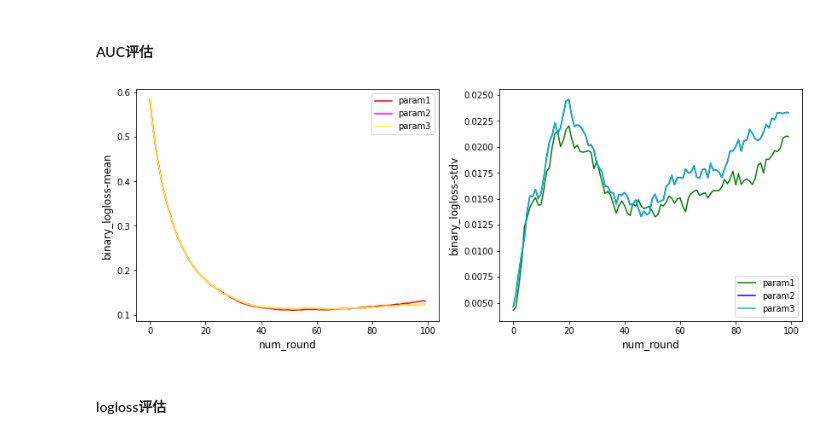
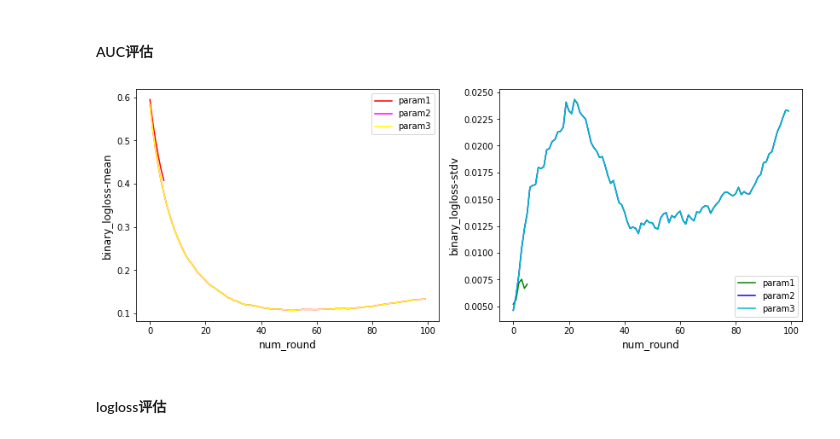
Before and after one commit to Gavince/Sklearn-Machine, a Jupyter notebook: LightGBM/lightgbm.ipynb, the cells around one changed output. Saved outputs shown, nothing was run; the diff lists cells and outputs as text; code cells hidden in the pictures.

```diff
--- a/LightGBM/lightgbm.ipynb
+++ b/LightGBM/lightgbm.ipynb
@@ -81,13 +81,13 @@ params = {
     "bagging_fraction": 0.8,  # 建树的采样比例
     "bagging_freq": 5,  # K意味着每k次迭代执行bagging
     "verbose": 1,
-
+    "force_row_wise":True
 }
 # %%
 # training model
 gbm =lgb.train(params=params, train_set=lgb_train
           , num_boost_round=200
           , valid_sets=lgb_eval
-          , early_stopping_rounds=10
+          , early_stopping_rounds=5
          )
 # %% [output]
@@ -236,5 +244,6 @@ cv_result1 = lgb.cv(params=params1, train_set=data_train
        , stratified=True
        , shuffle=True
 #        , metrics="auc"
+       , early_stopping_rounds=2
        , seed=0
       )
@@ -316,32 +379,38 @@ cv_result3.keys()
 dict_keys(['binary_logloss-mean', 'binary_logloss-stdv', 'auc-mean', 'auc-stdv'])
 # %% [markdown]
 #### 可视化调参数过程
+# %%
+def plot_mertics(cv_result1, cv_result2, cv_result3, index1=0, index2=1):
+    """绘制评估曲线"""
+
+    fig, ax = plt.subplots(1, 2, figsize = (14,5))
+
+    length1 = np.array(list(cv_result1.values())).shape[1]
+    length2 = np.array(list(cv_result2.values())).shape[1]
+    length3 = np.array(list(cv_result3.values())).shape[1]
+
+    ax[0].plot(range(length1), cv_result1[list(cv_result1.keys())[index1]], label="param1", c="red")
+    ax[1].plot(range(length1), cv_result1[list(cv_result1.keys())[index2]], label="param1", c="green")
+
+    ax[0].plot(range(length2), cv_result2[list(cv_result2.keys())[index1]], label="param2", c="magenta")
+    ax[1].plot(range(length2), cv_result2[list(cv_result2.keys())[index2]], label="param2", c="blue")
+
+    ax[0].plot(range(length3), cv_result3[list(cv_result3.keys())[index1]], label="param3", c="yellow")
+    ax[1].plot(range(length3), cv_result3[list(cv_result3.keys())[index2]], label="param3", c="c")
+
+    ax[0].set_xlabel("num_round", fontsize=12)
+    ax[1].set_xlabel("num_round", fontsize=12)
+    ax[0].set_ylabel(list(cv_result1.keys())[index1], fontsize=12)
+    ax[1].set_ylabel(list(cv_result1.keys())[index2], fontsize=12)
+    ax[0].legend()
+    ax[1].legend()
+
+    plt.show()
 # %% [markdown]
 #### AUC评估
-# %%
-fig, ax = plt.subplots(1, 2, figsize = (14,5))
-
-length1 = np.array(list(cv_result1.values())).shape[1]
-length2 = np.array(list(cv_result2.values())).shape[1]
-length3 = np.array(list(cv_result3.values())).shape[1]
-
-ax[0].plot(range(length1), cv_result1[list(cv_result1.keys())[0]], label="param1", c="red")
-ax[1].plot(range(length1), cv_result1[list(cv_result1.keys())[1]], label="param1", c="green")
-
-ax[0].plot(range(length2), cv_result2[list(cv_result2.keys())[0]], label="param2", c="magenta")
-ax[1].plot(range(length2), cv_result2[list(cv_result2.keys())[1]], label="param2", c="blue")
-
-ax[0].plot(range(length3), cv_result3[list(cv_result3.keys())[0]], label="param3", c="yellow")
-ax[1].plot(range(length3), cv_result3[list(cv_result3.keys())[1]], label="param3", c="c")
-
-ax[0].set_xlabel("num_round", fontsize=12)
-ax[1].set_xlabel("num_round", fontsize=12)
-ax[0].set_ylabel(list(cv_result1.keys())[0], fontsize=12)
-ax[1].set_ylabel(list(cv_result1.keys())[1], fontsize=12)
-ax[0].legend()
-ax[1].legend()
-plt.show()
-# %% [output]
-[figure, removed]
+# %%
+plot_mertics(cv_result1, cv_result2, cv_result3)
+# %% [output]
+[figure, added]
 # %% [markdown]
 #### logloss评估
```
Also changed, not shown: parts of 19 cells of this notebook, 14 other files.
